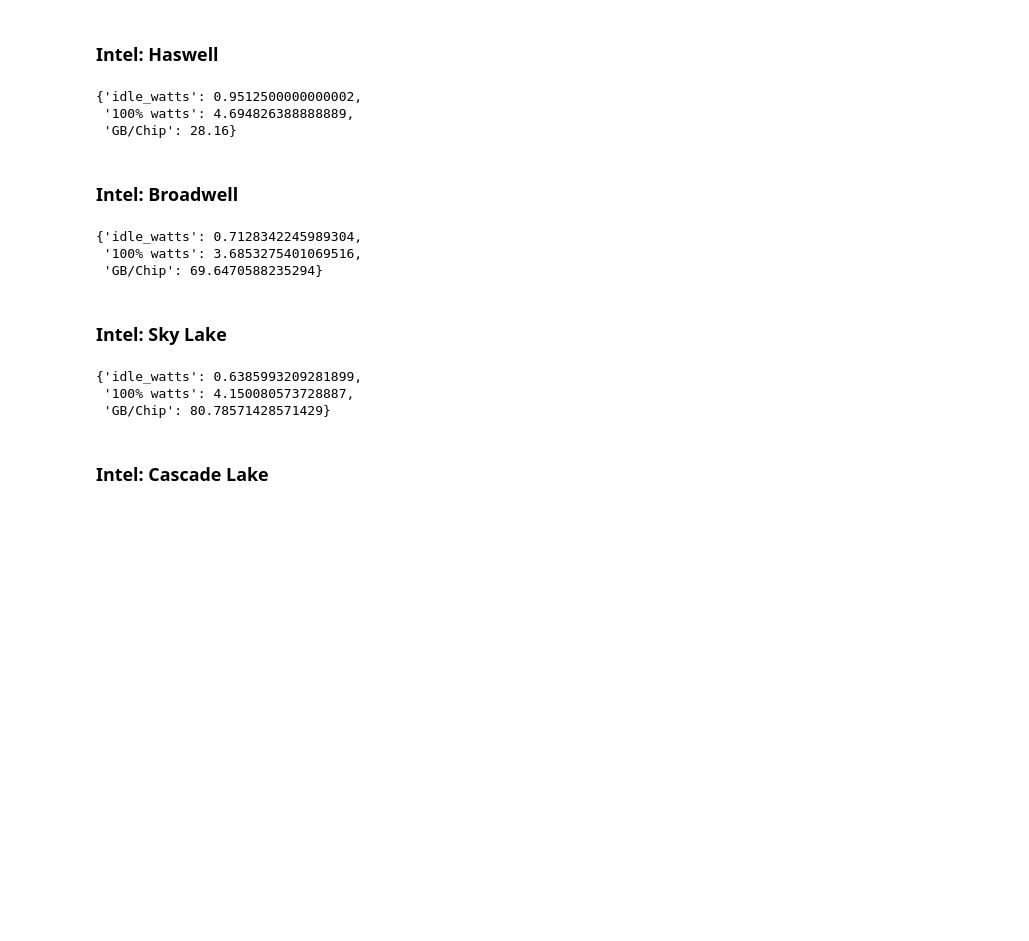
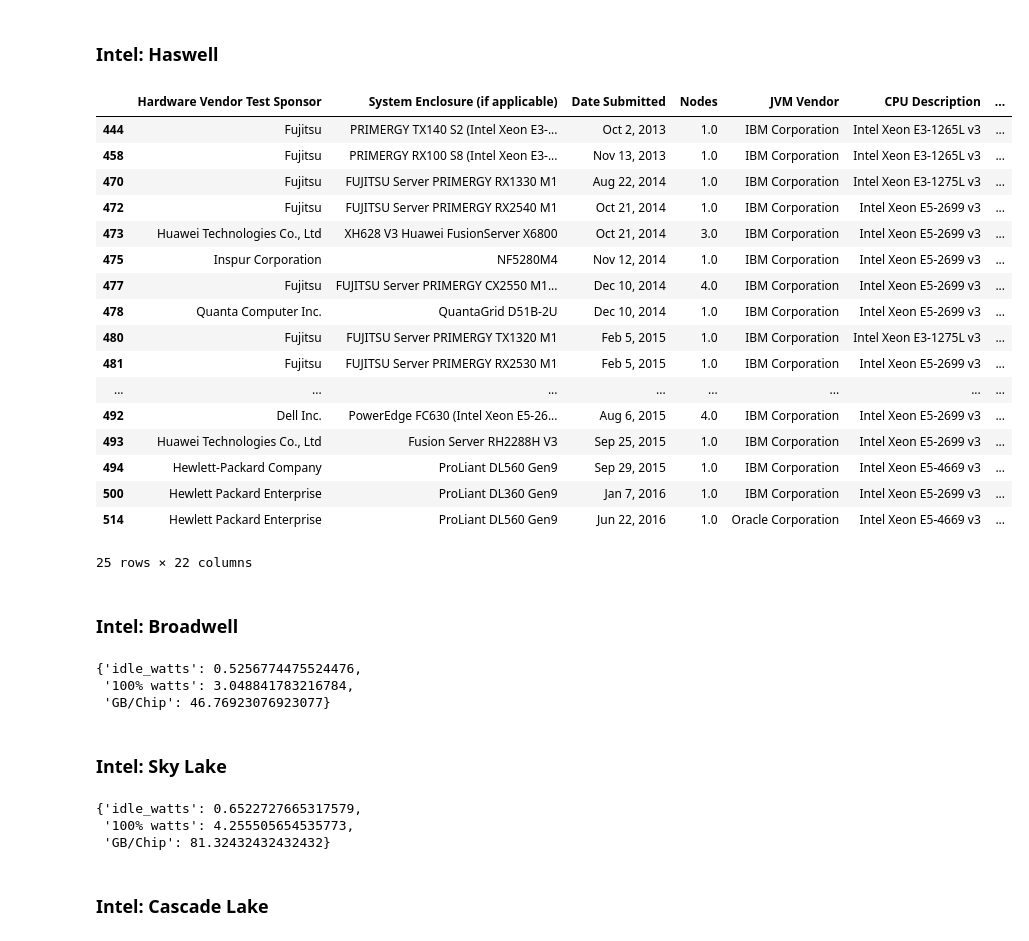
Before and after one commit to cloud-carbon-footprint/cloud-carbon-coefficients, a Jupyter notebook: coefficients.ipynb, the cells around one changed output. Drawn from its saved outputs; the diff is of its cells as text; code cells hidden in the pictures; blank space fills up the shorter version.

```diff
--- a/coefficients.ipynb
+++ b/coefficients.ipynb
@@ -79,21 +115,42 @@ intel_ivybridge
 # %% [markdown]
 ### Intel: Haswell
 # %%
-servers_intel_haswell = servers[servers['CPU Description'].str.contains('|'.join(cpus_intel_haswell))]
+# Construct regex to match the chip name exactly to the end of the line
+# (See notes above on regex and clean data)
+cpus_re = [rf'(\b{string}$)' for string in cpus_intel_haswell]
+servers_intel_haswell = servers[servers['CPU Description'].str.contains('|'.join(cpus_re))]
 
 intel_haswell = {}
 intel_haswell['idle_watts'] = (servers_intel_haswell['avg. watts @ active idle'].astype(float) / servers_intel_haswell['Total Threads']).mean()
 intel_haswell['100% watts'] = (servers_intel_haswell['avg. watts @ 100%'].astype(float) / servers_intel_haswell['Total Threads']).mean()
 intel_haswell['GB/Chip'] = (servers_intel_haswell['Total Memory (GB)'] / servers_intel_haswell['Chips']).mean()
-intel_haswell
+servers_intel_haswell
 # %% [output]
+|  | Hardware Vendor Test Sponsor | System Enclosure (if applicable) | Date Submitted | Nodes | JVM Vendor | CPU Description | ... |
+| 444 | Fujitsu | PRIMERGY TX140 S2 (Intel Xeon E3-... | Oct 2, 2013 | 1.0 | IBM Corporation | Intel Xeon E3-1265L v3 | ... |
+| 458 | Fujitsu | PRIMERGY RX100 S8 (Intel Xeon E3-... | Nov 13, 2013 | 1.0 | IBM Corporation | Intel Xeon E3-1265L v3 | ... |
+| 470 | Fujitsu | FUJITSU Server PRIMERGY RX1330 M1 | Aug 22, 2014 | 1.0 | IBM Corporation | Intel Xeon E3-1275L v3 | ... |
+| 472 | Fujitsu | FUJITSU Server PRIMERGY RX2540 M1 | Oct 21, 2014 | 1.0 | IBM Corporation | Intel Xeon E5-2699 v3 | ... |
+| 473 | Huawei Technologies Co., Ltd | XH628 V3 Huawei FusionServer X6800 | Oct 21, 2014 | 3.0 | IBM Corporation | Intel Xeon E5-2699 v3 | ... |
+| 475 | Inspur Corporation | NF5280M4 | Nov 12, 2014 | 1.0 | IBM Corporation | Intel Xeon E5-2699 v3 | ... |
+| 477 | Fujitsu | FUJITSU Server PRIMERGY CX2550 M1... | Dec 10, 2014 | 4.0 | IBM Corporation | Intel Xeon E5-2699 v3 | ... |
+| 478 | Quanta Computer Inc. | QuantaGrid D51B-2U | Dec 10, 2014 | 1.0 | IBM Corporation | Intel Xeon E5-2699 v3 | ... |
+| 480 | Fujitsu | FUJITSU Server PRIMERGY TX1320 M1 | Feb 5, 2015 | 1.0 | IBM Corporation | Intel Xeon E3-1275L v3 | ... |
+| 481 | Fujitsu | FUJITSU Server PRIMERGY RX2530 M1 | Feb 5, 2015 | 1.0 | IBM Corporation | Intel Xeon E5-2699 v3 | ... |
+| ... | ... | ... | ... | ... | ... | ... | ... |
+| 492 | Dell Inc. | PowerEdge FC630 (Intel Xeon E5-26... | Aug 6, 2015 | 4.0 | IBM Corporation | Intel Xeon E5-2699 v3 | ... |
+| 493 | Huawei Technologies Co., Ltd | Fusion Server RH2288H V3 | Sep 25, 2015 | 1.0 | IBM Corporation | Intel Xeon E5-2699 v3 | ... |
+| 494 | Hewlett-Packard Company | ProLiant DL560 Gen9 | Sep 29, 2015 | 1.0 | IBM Corporation | Intel Xeon E5-4669 v3 | ... |
+| 500 | Hewlett Packard Enterprise | ProLiant DL360 Gen9 | Jan 7, 2016 | 1.0 | IBM Corporation | Intel Xeon E5-2699 v3 | ... |
+| 514 | Hewlett Packard Enterprise | ProLiant DL560 Gen9 | Jun 22, 2016 | 1.0 | Oracle Corporation | Intel Xeon E5-4669 v3 | ... |
-{'idle_watts': 0.9512500000000002,
- '100% watts': 4.694826388888889,
- 'GB/Chip': 28.16}
+25 rows × 22 columns
 # %% [markdown]
 ### Intel: Broadwell
 # %%
-servers_intel_broadwell = servers[servers['CPU Description'].str.contains('|'.join(cpus_intel_broadwell))]
+# Construct regex to match the chip name exactly to the end of the line
+# (See notes above on regex and clean data)
+cpus_re = [rf'(\b{string}$)' for string in cpus_intel_broadwell]
+servers_intel_broadwell = servers[servers['CPU Description'].str.contains('|'.join(cpus_re))]
 
 intel_broadwell = {}
 intel_broadwell['idle_watts'] = (servers_intel_broadwell['avg. watts @ active idle'].astype(float) / servers_intel_broadwell['Total Threads']).mean()
@@ -101,13 +158,16 @@ intel_broadwell['100% watts'] = (servers_intel_broadwell['avg. watts @ 100%'].as
 intel_broadwell['GB/Chip'] = (servers_intel_broadwell['Total Memory (GB)'] / servers_intel_broadwell['Chips']).mean()
 intel_broadwell
 # %% [output]
-{'idle_watts': 0.7128342245989304,
- '100% watts': 3.6853275401069516,
- 'GB/Chip': 69.6470588235294}
+{'idle_watts': 0.5256774475524476,
+ '100% watts': 3.048841783216784,
+ 'GB/Chip': 46.76923076923077}
 # %% [markdown]
 ### Intel: Sky Lake
 # %%
-servers_intel_skylake = servers[servers['CPU Description'].str.contains('|'.join(cpus_intel_skylake))]
+# Construct regex to match the chip name exactly to the end of the line
+# (See notes above on regex and clean data)
+cpus_re = [rf'(\b{string}$)' for string in cpus_intel_skylake]
+servers_intel_skylake = servers[servers['CPU Description'].str.contains('|'.join(cpus_re))]
 
 intel_skylake = {}
 intel_skylake['idle_watts'] = (servers_intel_skylake['avg. watts @ active idle'].astype(float) / servers_intel_skylake['Total Threads']).mean()
@@ -115,9 +175,9 @@ intel_skylake['100% watts'] = (servers_intel_skylake['avg. watts @ 100%'].astype
 intel_skylake['GB/Chip'] = (servers_intel_skylake['Total Memory (GB)'] / servers_intel_skylake['Chips']).mean()
 intel_skylake
 # %% [output]
-{'idle_watts': 0.6385993209281899,
- '100% watts': 4.150080573728887,
- 'GB/Chip': 80.78571428571429}
+{'idle_watts': 0.6522727665317579,
+ '100% watts': 4.255505654535773,
+ 'GB/Chip': 81.32432432432432}
 # %% [markdown]
 ### Intel: Cascade Lake
 # %%
```
Also changed, not shown: parts of 7 cells of this notebook.
